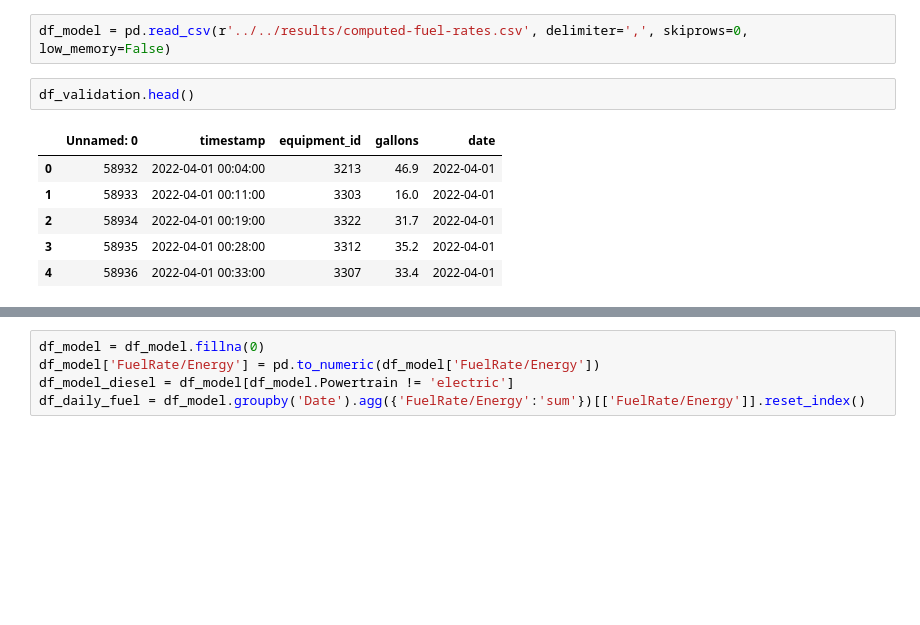
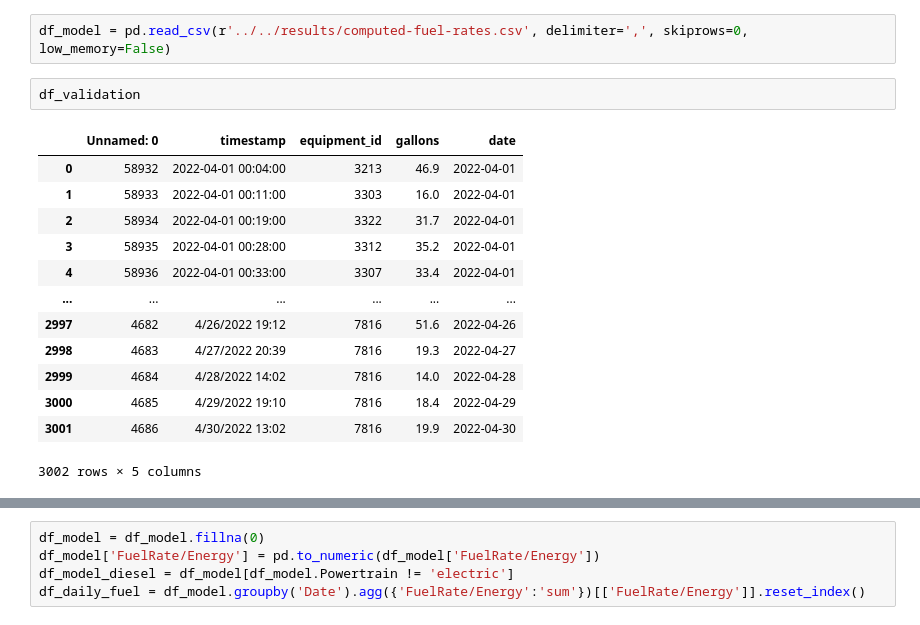
Before and after one commit to narslab/transit-electrification-futures, a Jupyter notebook: bin/jupyter/calibration.ipynb, the cells around one changed output, grey strips where cells are left out. Drawn from its saved outputs; the diff is of its cells as text; blank space fills up the shorter version.

```diff
--- a/bin/jupyter/calibration.ipynb
+++ b/bin/jupyter/calibration.ipynb
@@ -11,12 +11,19 @@ df_validation = pd.read_csv(r'../../data/tidy/energy_validation_april2022.csv',
 # %%
 df_model = pd.read_csv(r'../../results/computed-fuel-rates.csv', delimiter=',', skiprows=0, low_memory=False)
 # %%
-df_validation.head()
+df_validation
 # %% [output]
 |  | Unnamed: 0 | timestamp | equipment_id | gallons | date |
 | 0 | 58932 | 2022-04-01 00:04:00 | 3213 | 46.9 | 2022-04-01 |
 | 1 | 58933 | 2022-04-01 00:11:00 | 3303 | 16.0 | 2022-04-01 |
 | 2 | 58934 | 2022-04-01 00:19:00 | 3322 | 31.7 | 2022-04-01 |
 | 3 | 58935 | 2022-04-01 00:28:00 | 3312 | 35.2 | 2022-04-01 |
 | 4 | 58936 | 2022-04-01 00:33:00 | 3307 | 33.4 | 2022-04-01 |
+| ... | ... | ... | ... | ... | ... |
+| 2997 | 4682 | 4/26/2022 19:12 | 7816 | 51.6 | 2022-04-26 |
+| 2998 | 4683 | 4/27/2022 20:39 | 7816 | 19.3 | 2022-04-27 |
+| 2999 | 4684 | 4/28/2022 14:02 | 7816 | 14.0 | 2022-04-28 |
+| 3000 | 4685 | 4/29/2022 19:10 | 7816 | 18.4 | 2022-04-29 |
+| 3001 | 4686 | 4/30/2022 13:02 | 7816 | 19.9 | 2022-04-30 |
+3002 rows × 5 columns
 # %%
```
Also changed, not shown: parts of 2 cells of this notebook, 3 other files.
